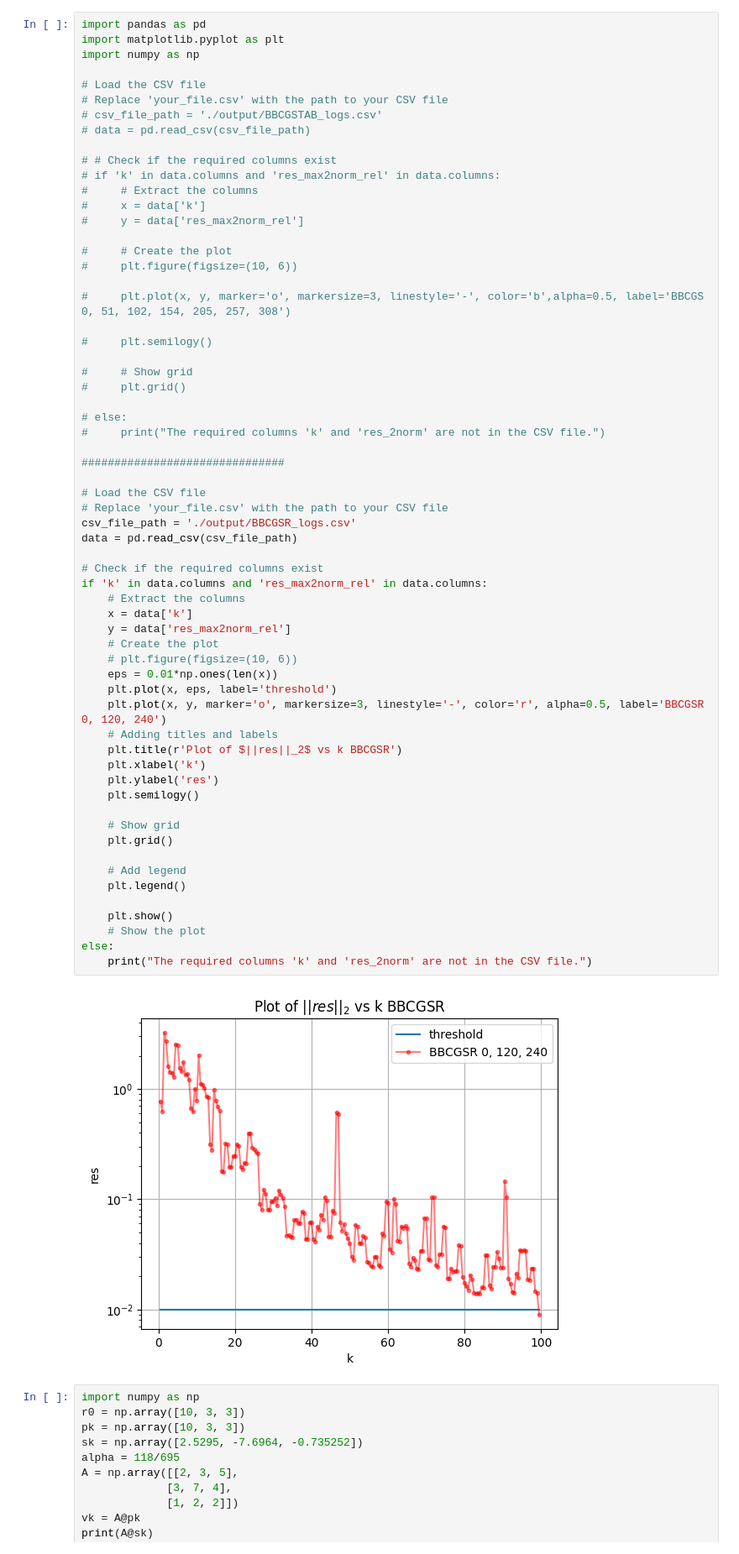
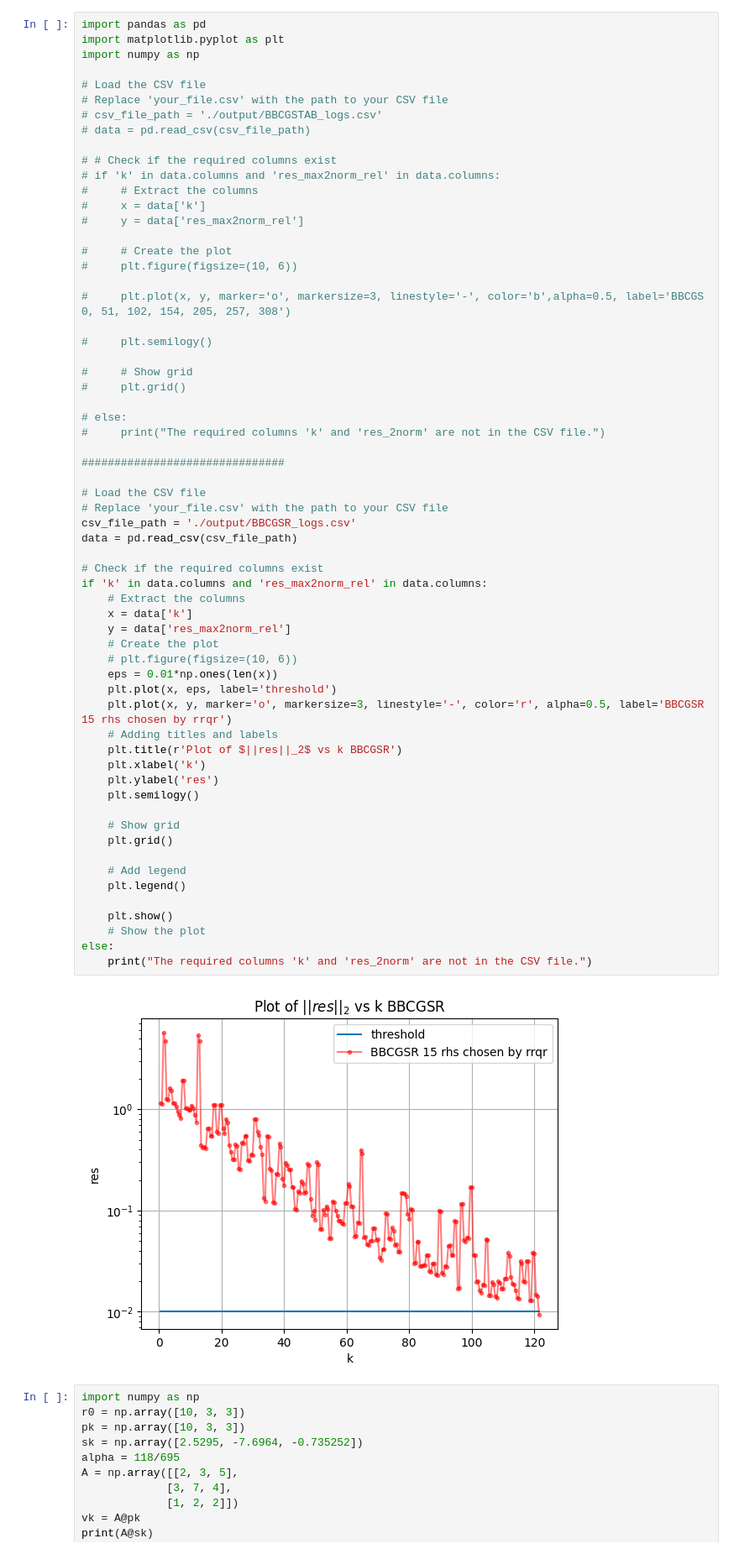
Before and after one commit to KozlovNA/BiCG_with_BLAS, a Jupyter notebook: BBCGSTAB_analisys.ipynb, the cells around one changed output. Shown at 84% size. Drawn from its saved outputs; the diff is of its cells as text.

Commit message:
now rhss are chosen via rrqr of rhs matrix

```diff
--- a/BBCGSTAB_analisys.ipynb
+++ b/BBCGSTAB_analisys.ipynb
@@ -212,35 +212,35 @@ import numpy as np
 # Replace 'your_file.csv' with the path to your CSV file
 csv_file_path = './output/BBCGSR_logs.csv'
 data = pd.read_csv(csv_file_path)
 
 # Check if the required columns exist
 if 'k' in data.columns and 'res_max2norm_rel' in data.columns:
     # Extract the columns
     x = data['k']
     y = data['res_max2norm_rel']
     # Create the plot
     # plt.figure(figsize=(10, 6))
     eps = 0.01*np.ones(len(x))
     plt.plot(x, eps, label='threshold')
-    plt.plot(x, y, marker='o', markersize=3, linestyle='-', color='r', alpha=0.5, label='BBCGSR 0, 120, 240')
+    plt.plot(x, y, marker='o', markersize=3, linestyle='-', color='r', alpha=0.5, label='BBCGSR 15 rhs chosen by rrqr')
     # Adding titles and labels
     plt.title(r'Plot of $||res||_2$ vs k BBCGSR')
     plt.xlabel('k')
     plt.ylabel('res')
     plt.semilogy()
 
     # Show grid
     plt.grid()
 
     # Add legend
     plt.legend()
 
     plt.show()
     # Show the plot
 else:
     print("The required columns 'k' and 'res_2norm' are not in the CSV file.")
 # %% [output]
-[figure, old version]
+[figure, new version]
 # %%
 import numpy as np
 r0 = np.array([10, 3, 3])
```
Also changed, not shown: 5 other files.
